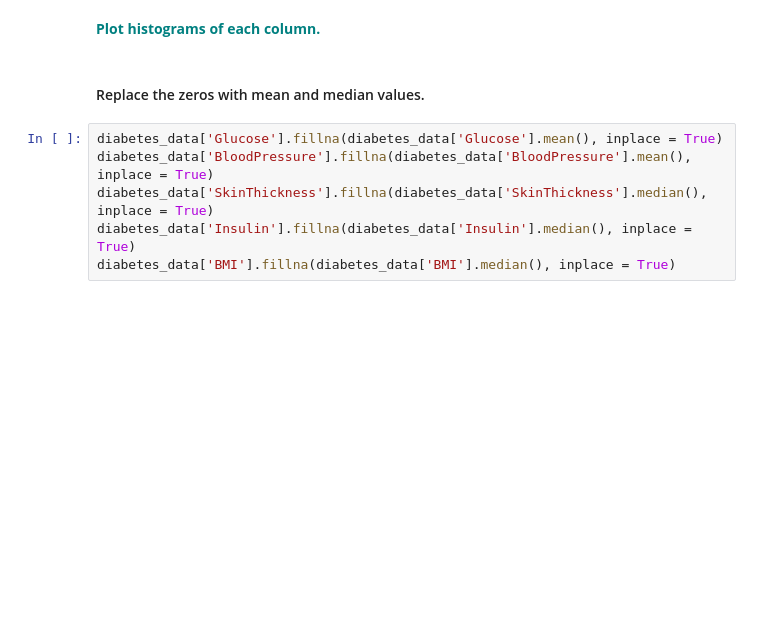
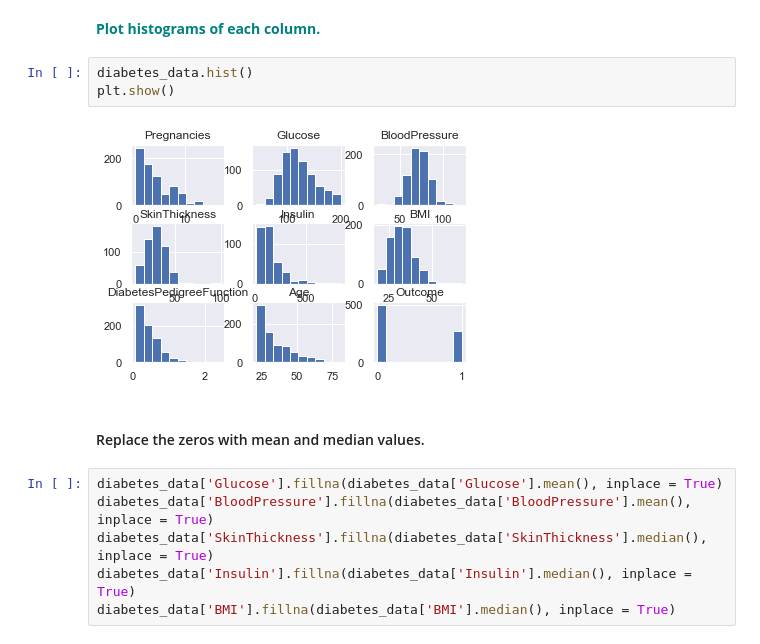
Before and after one commit to syadav12-hawk/GridSearchKNN_Case_Study, a Jupyter notebook: GridSearchKNN_Case_Study.ipynb, the cells around one changed output. Drawn from its saved outputs; the diff is of its cells as text; blank space fills up the shorter version.

```diff
--- a/GridSearchKNN_Case_Study.ipynb
+++ b/GridSearchKNN_Case_Study.ipynb
@@ -35,5 +82,10 @@ diabetes_data.head()
 # %% [markdown]
 **<font color='teal'> Plot histograms of each column. </font>**
+# %%
+diabetes_data.hist()
+plt.show()
+# %% [output]
+[figure, added]
 # %% [markdown]
 #### Replace the zeros with mean and median values.
 # %%
```
Also changed, not shown: parts of 21 cells of this notebook.
